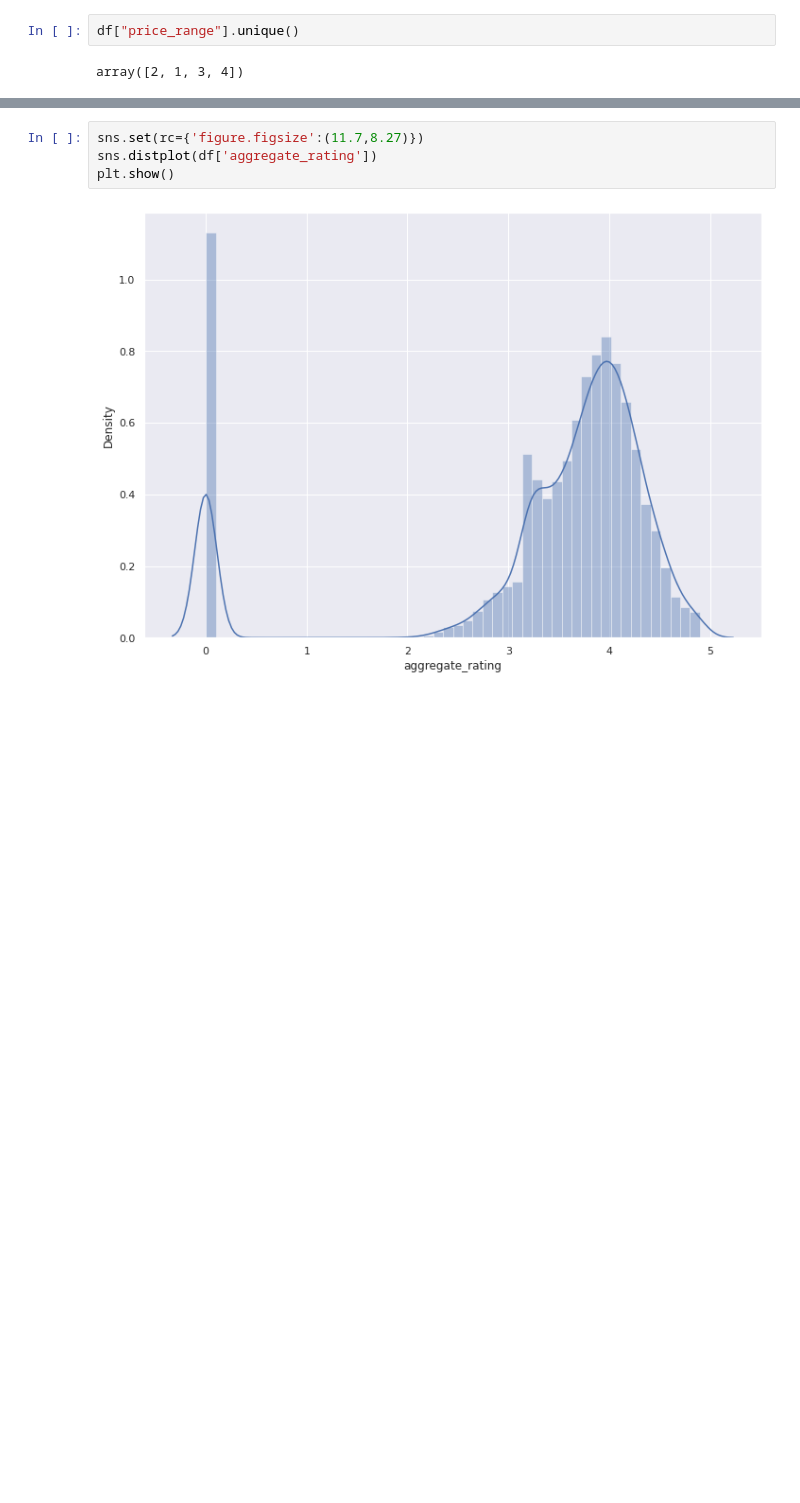
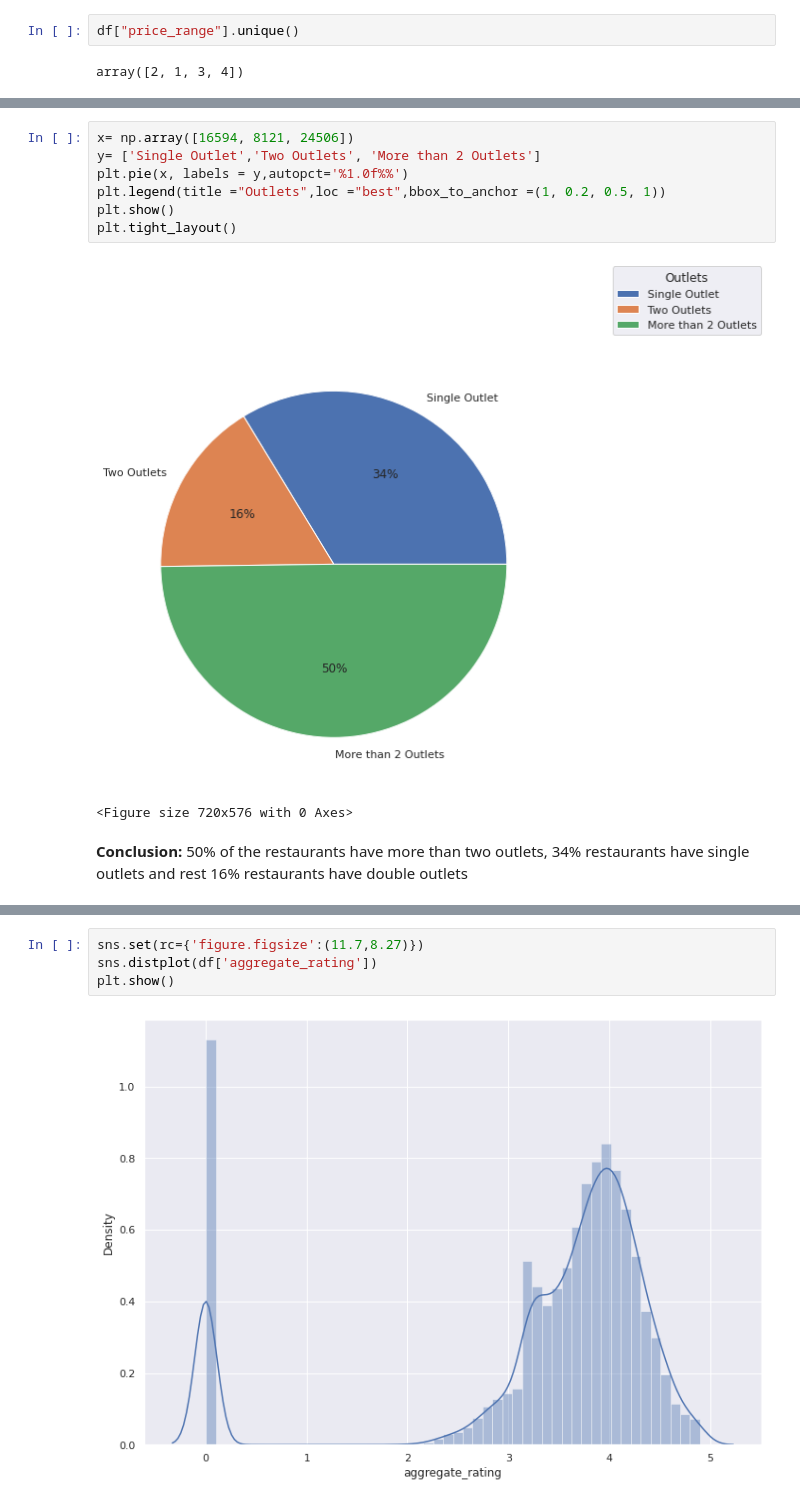
Before and after one commit to ritik105/Zomato_Analysis, a Jupyter notebook: Zomato_Analysis.ipynb, the cells around one changed output, grey strips where cells are left out. Drawn from its saved outputs; the diff is of its cells as text; blank space fills up the shorter version.

```diff
--- a/Zomato_Analysis.ipynb
+++ b/Zomato_Analysis.ipynb
@@ -270,3 +318,15 @@ Name: name, dtype: int64
+# %%
+x= np.array([16594, 8121, 24506])
+y= ['Single Outlet','Two Outlets', 'More than 2 Outlets']
+plt.pie(x, labels = y,autopct='%1.0f%%')
+plt.legend(title ="Outlets",loc ="best",bbox_to_anchor =(1, 0.2, 0.5, 1))
+plt.show()
+plt.tight_layout()
+# %% [output]
+[figure, added]
+<Figure size 720x576 with 0 Axes>
+# %% [markdown]
+**Conclusion:** 50% of the restaurants have more than two outlets, 34% restaurants have single outlets and rest 16% restaurants have double outlets
 # %%
 outlet= (df['name'].value_counts()).head(25)
 outlet.plot(kind='bar', figsize=(9, 7))
```
Also changed, not shown: parts of 63 cells of this notebook.
